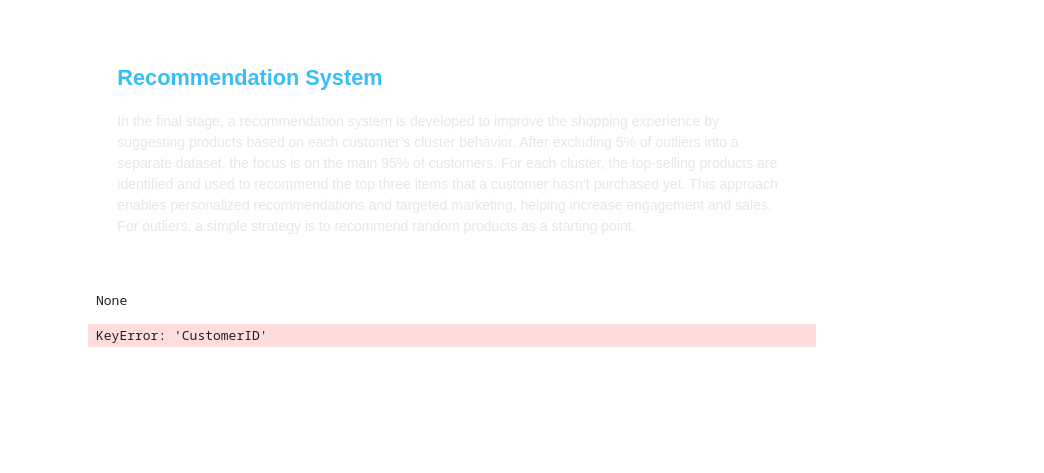
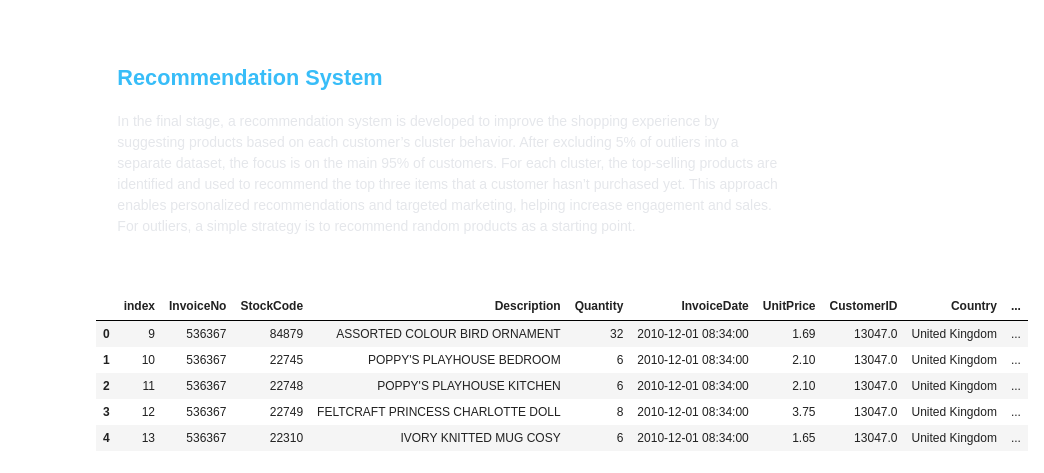
Before and after one commit to jossycm17/Recommendation-system, a Jupyter notebook: Recommendation_System.ipynb, the cells around one changed output. Cells and saved outputs as stored; diff of their text form; code cells hidden in the pictures; blank space fills up the shorter version.

```diff
--- a/Recommendation_System.ipynb
+++ b/Recommendation_System.ipynb
@@ -3329,54 +3329,3 @@ Recommendation System
 </h2>
 
 In the final stage, a recommendation system is developed to improve the shopping experience by suggesting products based on each customer’s cluster behavior. After excluding 5% of outliers into a separate dataset, the focus is on the main 95% of customers. For each cluster, the top-selling products are identified and used to recommend the top three items that a customer hasn’t purchased yet. This approach enables personalized recommendations and targeted marketing, helping increase engagement and sales. For outliers, a simple strategy is to recommend random products as a starting point.
-# %%
-print(outliers_data.index)
-# %% [output]
-None
-# %%
-# Step 1: Extract the CustomerIDs of the outliers and remove their transactions from the main dataframe
-outlier_customer_ids = outliers_data.index.astype('float').unique()
-df_filtered = df[~df.index.isin(outlier_customer_ids)]
-
-# Step 2: Ensure consistent data type for CustomerID across both dataframes before merging
-customer_data_cleaned['CustomerID'] = customer_data_cleaned['CustomerID'].astype('float')
-df_filtered['CustomerID'] = df_filtered['CustomerID'].astype(str)
-customer_data_cleaned['CustomerID'] = customer_data_cleaned['CustomerID'].astype(str)
-
-
-
-# Step 3: Merge the transaction data with the customer data to get the cluster information for each transaction
-merged_data = df_filtered.merge(customer_data_cleaned[['CustomerID', 'cluster']], on='CustomerID', how='inner')
-
-# Step 4: Identify the top 10 best-selling products in each cluster based on the total quantity sold
-best_selling_products = merged_data.groupby(['cluster', 'StockCode', 'Description'])['Quantity'].sum().reset_index()
-best_selling_products = best_selling_products.sort_values(by=['cluster', 'Quantity'], ascending=[True, False])
-top_products_per_cluster = best_selling_products.groupby('cluster').head(10)
-
-# Step 5: Create a record of products purchased by each customer in each cluster
-customer_purchases = merged_data.groupby(['CustomerID', 'cluster', 'StockCode'])['Quantity'].sum().reset_index()
-
-# Step 6: Generate recommendations for each customer in each cluster
-recommendations = []
-for cluster in top_products_per_cluster['cluster'].unique():
-    top_products = top_products_per_cluster[top_products_per_cluster['cluster'] == cluster]
-    customers_in_cluster = customer_data_cleaned[customer_data_cleaned['cluster'] == cluster]['CustomerID']
-
-    for customer in customers_in_cluster:
-        # Identify products already purchased by the customer
-        customer_purchased_products = customer_purchases[(customer_purchases['CustomerID'] == customer) &
-                                                         (customer_purchases['cluster'] == cluster)]['StockCode'].tolist()
-
-        # Find top 3 products in the best-selling list that the customer hasn't purchased yet
-        top_products_not_purchased = top_products[~top_products['StockCode'].isin(customer_purchased_products)]
-        top_3_products_not_purchased = top_products_not_purchased.head(3)
-
-        # Append the recommendations to the list
-        recommendations.append([customer, cluster] + top_3_products_not_purchased[['StockCode', 'Description']].values.flatten().tolist())
-
-# Step 7: Create a dataframe from the recommendations list and merge it with the original customer data
-recommendations_df = pd.DataFrame(recommendations, columns=['CustomerID', 'cluster', 'Rec1_StockCode', 'Rec1_Description', \
-                                                 'Rec2_StockCode', 'Rec2_Description', 'Rec3_StockCode', 'Rec3_Description'])
-customer_data_with_recommendations = customer_data_cleaned.merge(recommendations_df, on=['CustomerID', 'cluster'], how='right')
-# %% [output]
-KeyError: 'CustomerID'
@@ -3382,0 +3342,12 @@ KeyError: 'CustomerID'
+# %%
+merged_data = df_filtered.drop(columns=['cluster'], errors='ignore') \
+    .merge(customer_data_cleaned[['CustomerID', 'cluster']], on='CustomerID', how='inner')
+
+merged_data.head()
+# %% [output]
+|  | index | InvoiceNo | StockCode | Description | Quantity | InvoiceDate | UnitPrice | CustomerID | Country | ... |
+| 0 | 9 | 536367 | 84879 | ASSORTED COLOUR BIRD ORNAMENT | 32 | 2010-12-01 08:34:00 | 1.69 | 13047.0 | United Kingdom | ... |
+| 1 | 10 | 536367 | 22745 | POPPY'S PLAYHOUSE BEDROOM | 6 | 2010-12-01 08:34:00 | 2.10 | 13047.0 | United Kingdom | ... |
+| 2 | 11 | 536367 | 22748 | POPPY'S PLAYHOUSE KITCHEN | 6 | 2010-12-01 08:34:00 | 2.10 | 13047.0 | United Kingdom | ... |
+| 3 | 12 | 536367 | 22749 | FELTCRAFT PRINCESS CHARLOTTE DOLL | 8 | 2010-12-01 08:34:00 | 3.75 | 13047.0 | United Kingdom | ... |
+| 4 | 13 | 536367 | 22310 | IVORY KNITTED MUG COSY | 6 | 2010-12-01 08:34:00 | 1.65 | 13047.0 | United Kingdom | ... |
```
Also changed, not shown: parts of 4 cells of this notebook.
